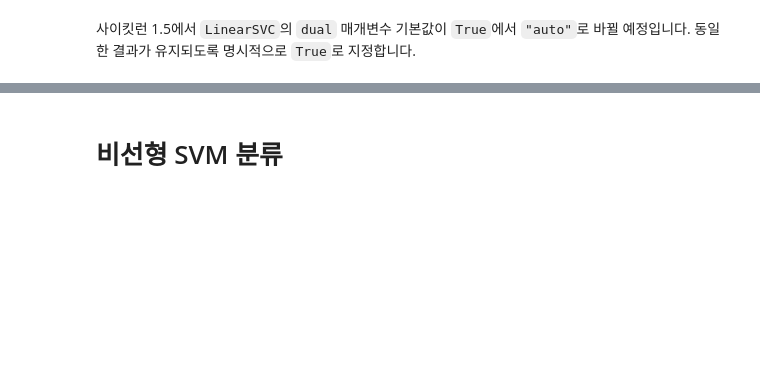
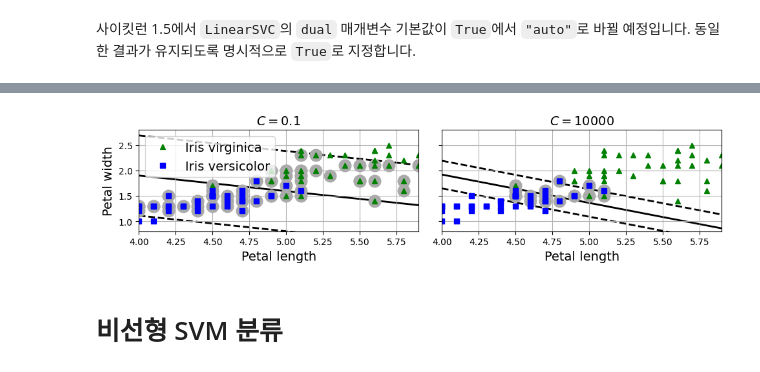
Before and after one commit to pron3018/pron3018, a Jupyter notebook: 05_support_vector_machines.ipynb, the cells around one changed output, grey strips where cells are left out. Drawn from its saved outputs; the diff is of its cells as text; code cells hidden in the pictures; blank space fills up the shorter version.

```diff
--- a/05_support_vector_machines.ipynb
+++ b/05_support_vector_machines.ipynb
@@ -233,8 +246,8 @@ svm_clf.decision_function(X_new)
 # 추가 코드 - 이 셀은 그림 5-4를 생성하고 저장합니다.
 
 scaler = StandardScaler()
-svm_clf1 = LinearSVC(C=1, max_iter=10_000, dual=True, random_state=42)
-svm_clf2 = LinearSVC(C=100, max_iter=10_000, dual=True, random_state=42)
+svm_clf1 = LinearSVC(C=0.1, max_iter=10_000, dual=True, random_state=42)
+svm_clf2 = LinearSVC(C=10000, max_iter=10_000, dual=True, random_state=42)
 
 scaled_svm_clf1 = make_pipeline(scaler, svm_clf1)
 scaled_svm_clf2 = make_pipeline(scaler, svm_clf2)
@@ -256,33 +269,35 @@ svm_clf2.coef_ = np.array([w2])
 t = y * 2 - 1
 support_vectors_idx1 = (t * (X.dot(w1) + b1) < 1).ravel()
 support_vectors_idx2 = (t * (X.dot(w2) + b2) < 1).ravel()
 svm_clf1.support_vectors_ = X[support_vectors_idx1]
 svm_clf2.support_vectors_ = X[support_vectors_idx2]
 
 fig, axes = plt.subplots(ncols=2, figsize=(10, 2.7), sharey=True)
 
 plt.sca(axes[0])
 plt.plot(X[:, 0][y==1], X[:, 1][y==1], "g^", label="Iris virginica")
 plt.plot(X[:, 0][y==0], X[:, 1][y==0], "bs", label="Iris versicolor")
 plot_svc_decision_boundary(svm_clf1, 4, 5.9)
 plt.xlabel("Petal length")
 plt.ylabel("Petal width")
 plt.legend(loc="upper left")
 plt.title(f"$C = {svm_clf1.C}$")
 plt.axis([4, 5.9, 0.8, 2.8])
 plt.grid()
 
 plt.sca(axes[1])
 plt.plot(X[:, 0][y==1], X[:, 1][y==1], "g^")
 plt.plot(X[:, 0][y==0], X[:, 1][y==0], "bs")
 plot_svc_decision_boundary(svm_clf2, 4, 5.99)
 plt.xlabel("Petal length")
 plt.title(f"$C = {svm_clf2.C}$")
 plt.axis([4, 5.9, 0.8, 2.8])
 plt.grid()
 
 save_fig("regularization_plot")
 plt.show()
+# %% [output]
+[figure, added]
 # %% [markdown]
 # 비선형 SVM 분류
 # %%
```
Also changed, not shown: parts of 26 cells of this notebook.
